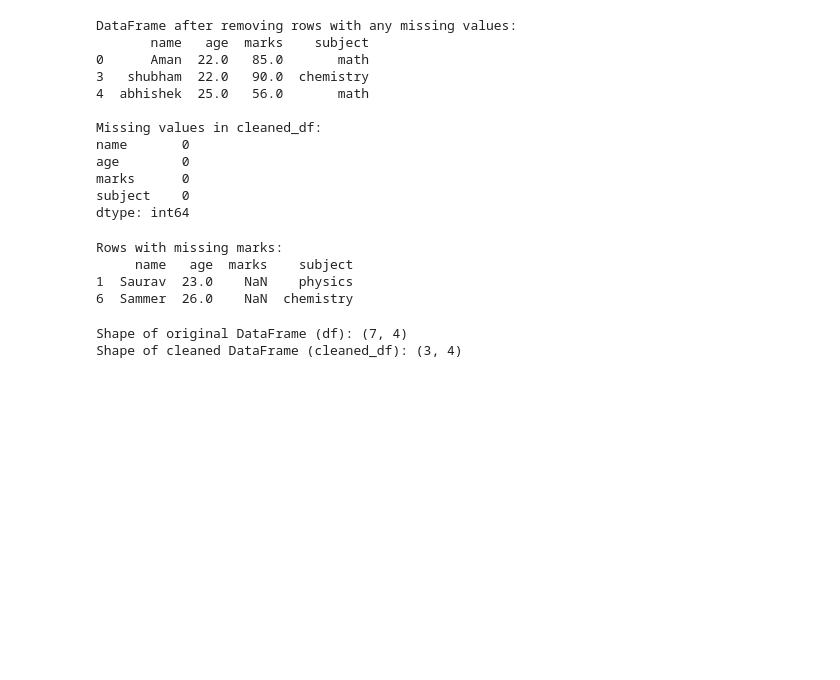
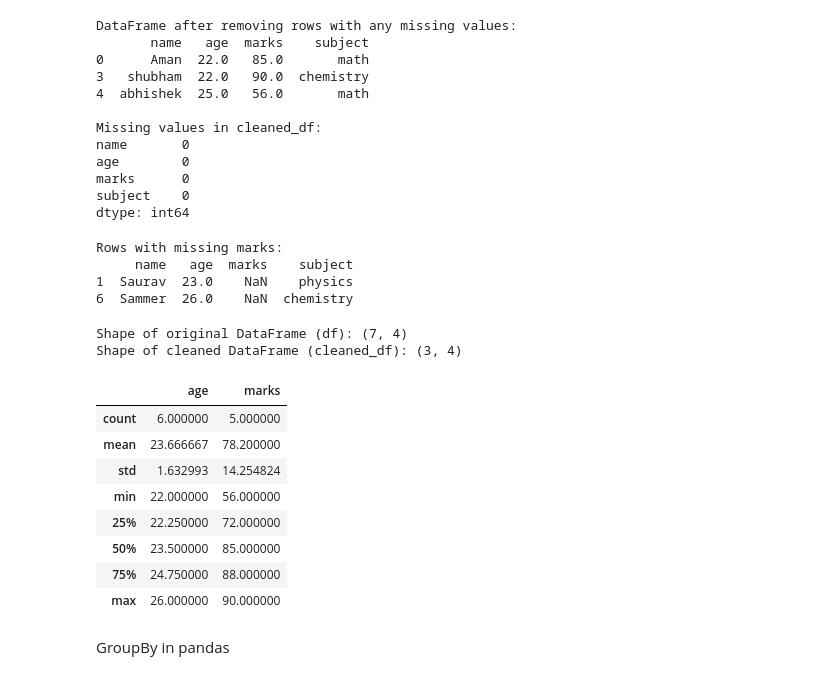
Before and after one commit to sairam178/Foundation-of-machine-learning, a Jupyter notebook: exercise1_pandas.ipynb, the cells around one changed output. Drawn from its saved outputs; the diff is of its cells as text; code cells hidden in the pictures; blank space fills up the shorter version.

```diff
--- a/exercise1_pandas.ipynb
+++ b/exercise1_pandas.ipynb
@@ -151,3 +151,17 @@ print('Shape of cleaned DataFrame (cleaned_df):', cleaned_df.shape)
 # %% [output]
 Shape of original DataFrame (df): (7, 4)
 Shape of cleaned DataFrame (cleaned_df): (3, 4)
+# %%
+df.describe()
+# %% [output]
+|  | age | marks |
+| count | 6.000000 | 5.000000 |
+| mean | 23.666667 | 78.200000 |
+| std | 1.632993 | 14.254824 |
+| min | 22.000000 | 56.000000 |
+| 25% | 22.250000 | 72.000000 |
+| 50% | 23.500000 | 85.000000 |
+| 75% | 24.750000 | 88.000000 |
+| max | 26.000000 | 90.000000 |
+# %% [markdown]
+GroupBy in pandas
```
Also changed, not shown: parts of 17 cells of this notebook.
